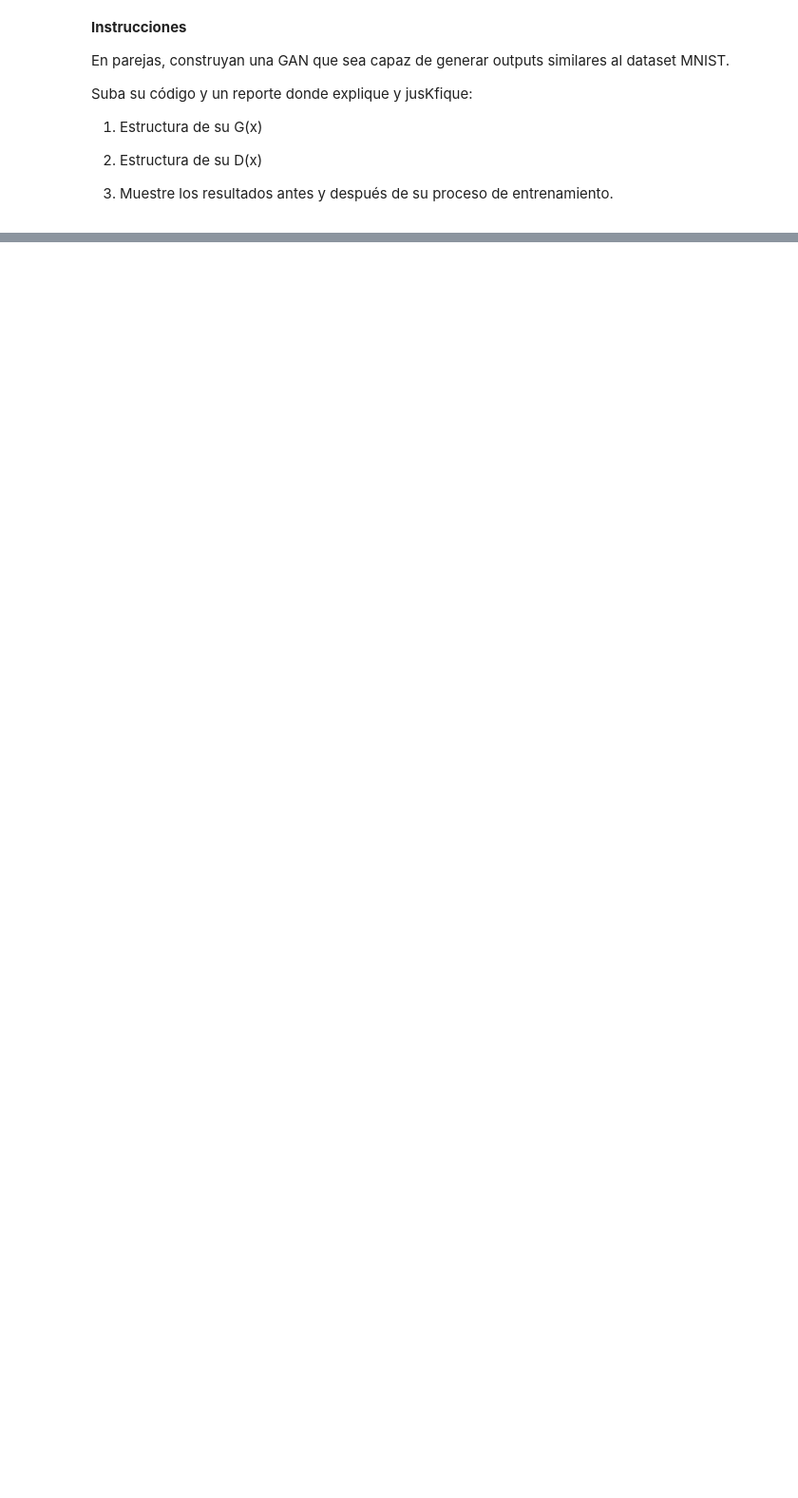
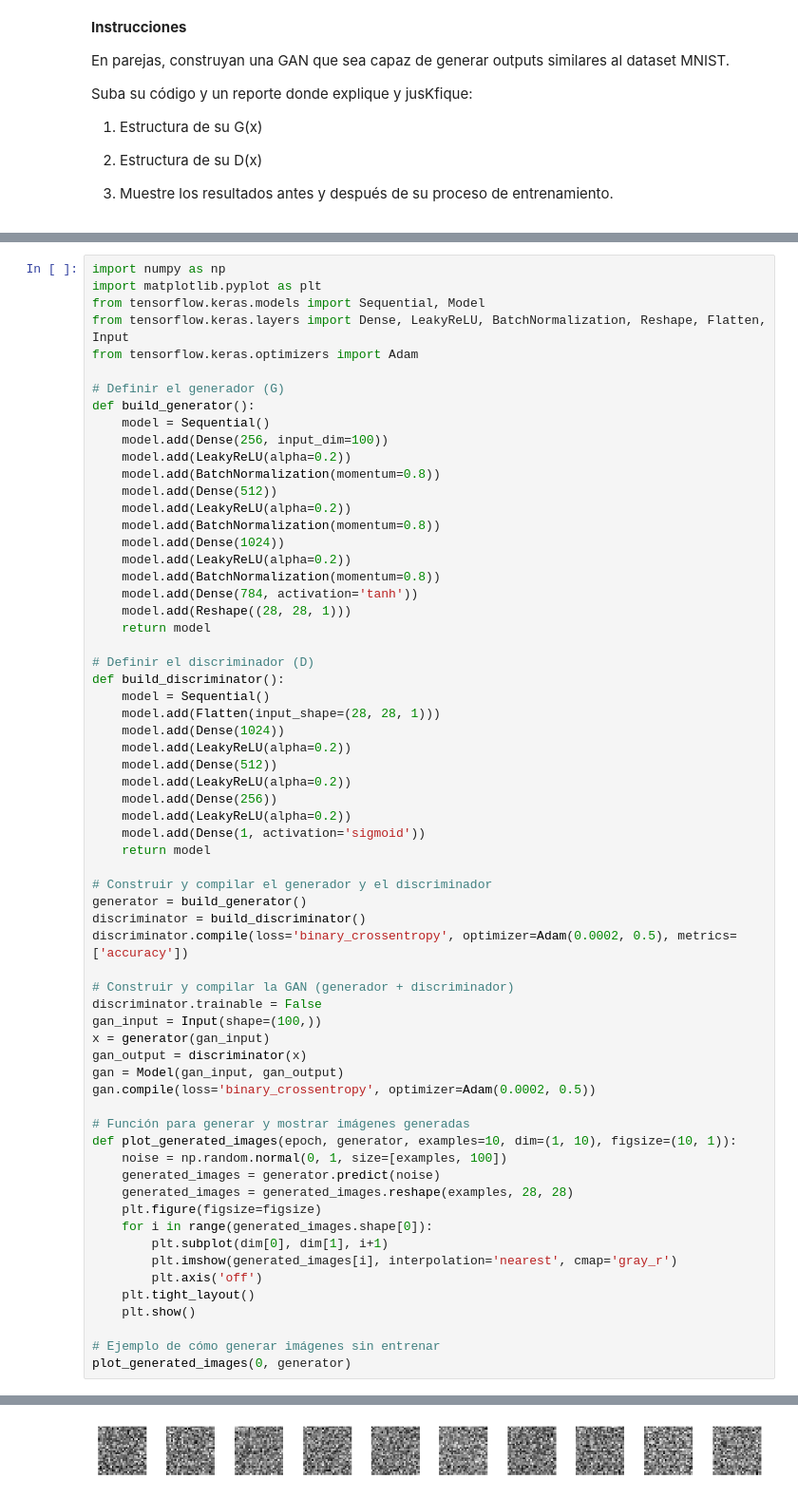
Before and after one commit to Marianadaso3/Lab5-DL, a Jupyter notebook: main.ipynb, the cells around one changed output, grey strips where cells are left out. Shown at 95% size. Cells and saved outputs as stored; diff of their text form; blank space fills up the shorter version.

```diff
--- a/main.ipynb
+++ b/main.ipynb
@@ -22,0 +25,65 @@ Suba su código y un reporte donde explique y jusKfique:
+# %%
+import numpy as np
+import matplotlib.pyplot as plt
+from tensorflow.keras.models import Sequential, Model
+from tensorflow.keras.layers import Dense, LeakyReLU, BatchNormalization, Reshape, Flatten, Input
+from tensorflow.keras.optimizers import Adam
+
+# Definir el generador (G)
+def build_generator():
+    model = Sequential()
+    model.add(Dense(256, input_dim=100))
+    model.add(LeakyReLU(alpha=0.2))
+    model.add(BatchNormalization(momentum=0.8))
+    model.add(Dense(512))
+    model.add(LeakyReLU(alpha=0.2))
+    model.add(BatchNormalization(momentum=0.8))
+    model.add(Dense(1024))
+    model.add(LeakyReLU(alpha=0.2))
+    model.add(BatchNormalization(momentum=0.8))
+    model.add(Dense(784, activation='tanh'))
+    model.add(Reshape((28, 28, 1)))
+    return model
+
+# Definir el discriminador (D)
+def build_discriminator():
+    model = Sequential()
+    model.add(Flatten(input_shape=(28, 28, 1)))
+    model.add(Dense(1024))
+    model.add(LeakyReLU(alpha=0.2))
+    model.add(Dense(512))
+    model.add(LeakyReLU(alpha=0.2))
+    model.add(Dense(256))
+    model.add(LeakyReLU(alpha=0.2))
+    model.add(Dense(1, activation='sigmoid'))
+    return model
+
+# Construir y compilar el generador y el discriminador
+generator = build_generator()
+discriminator = build_discriminator()
+discriminator.compile(loss='binary_crossentropy', optimizer=Adam(0.0002, 0.5), metrics=['accuracy'])
+
+# Construir y compilar la GAN (generador + discriminador)
+discriminator.trainable = False
+gan_input = Input(shape=(100,))
+x = generator(gan_input)
+gan_output = discriminator(x)
+gan = Model(gan_input, gan_output)
+gan.compile(loss='binary_crossentropy', optimizer=Adam(0.0002, 0.5))
+
+# Función para generar y mostrar imágenes generadas
+def plot_generated_images(epoch, generator, examples=10, dim=(1, 10), figsize=(10, 1)):
+    noise = np.random.normal(0, 1, size=[examples, 100])
+    generated_images = generator.predict(noise)
+    generated_images = generated_images.reshape(examples, 28, 28)
+    plt.figure(figsize=figsize)
+    for i in range(generated_images.shape[0]):
+        plt.subplot(dim[0], dim[1], i+1)
+        plt.imshow(generated_images[i], interpolation='nearest', cmap='gray_r')
+        plt.axis('off')
+    plt.tight_layout()
+    plt.show()
+
+# Ejemplo de cómo generar imágenes sin entrenar
+plot_generated_images(0, generator)
+# %% [output]
@@ -23,3 +91,4 @@ Suba su código y un reporte donde explique y jusKfique:
+[figure, added]
 # %%
 import numpy as np
 import matplotlib.pyplot as plt
```
Also changed, not shown: parts of 4 cells of this notebook, 2 other files.
